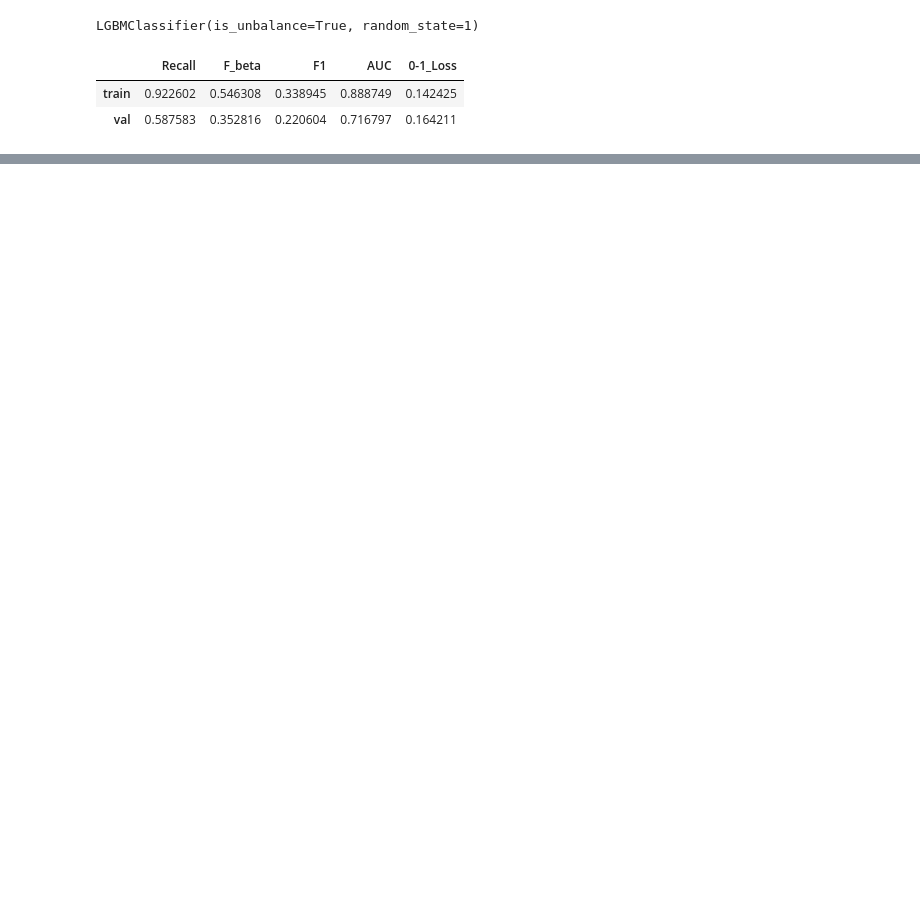
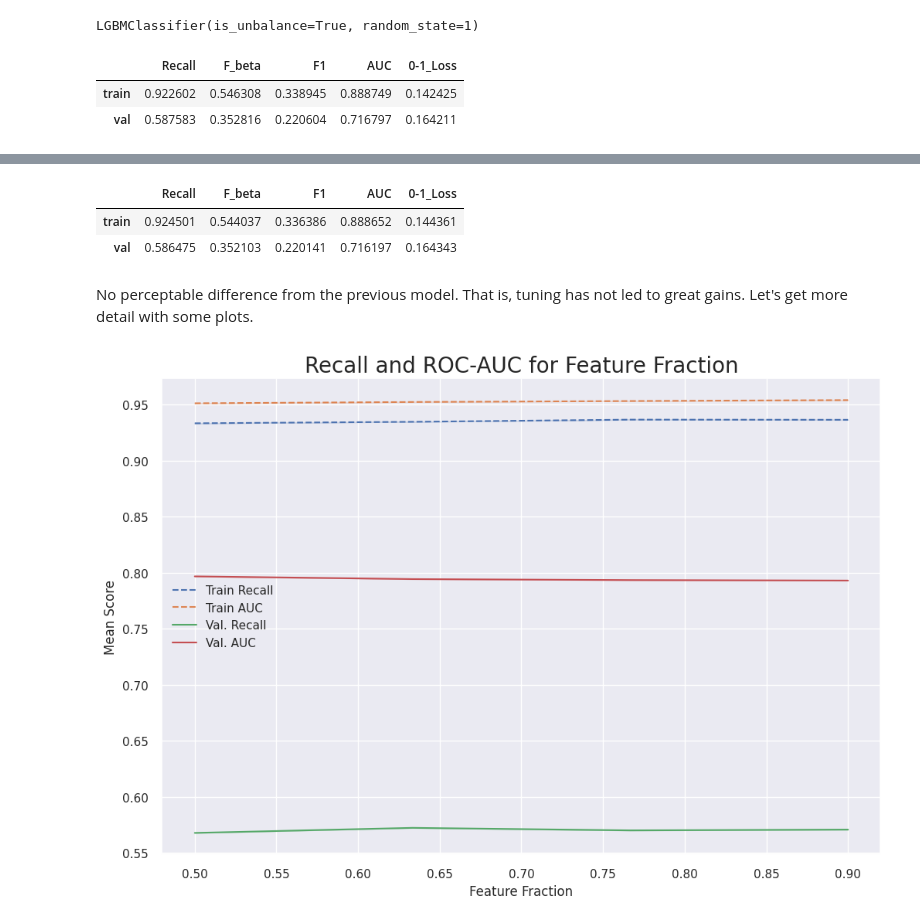
Before and after one commit to hhboorstein/ds_portfolio, a Jupyter notebook: Santander_Customer_Satisfaction.ipynb, the cells around one changed output, grey strips where cells are left out. Drawn from its saved outputs; the diff is of its cells as text; code cells hidden in the pictures; blank space fills up the shorter version.

```diff
--- a/Santander_Customer_Satisfaction.ipynb
+++ b/Santander_Customer_Satisfaction.ipynb
@@ -1563,0 +1736,51 @@ get_scores(lg1,output='pandas')
+# %%
+get_scores(lg1,output='pandas')
+# %% [output]
+|  | Recall | F_beta | F1 | AUC | 0-1_Loss |
+| train | 0.924501 | 0.544037 | 0.336386 | 0.888652 | 0.144361 |
+| val | 0.586475 | 0.352103 | 0.220141 | 0.716197 | 0.164343 |
+# %% [markdown]
+No perceptable difference from the previous model. That is, tuning has not led to great gains. Let's get more detail with some plots.
+# %%
+results=go.cv_results_
+
+plt.figure(figsize=(12,8))
+plt.title('Recall and ROC-AUC for Feature Fraction',fontsize=20)
+
+# recall train
+sns.lineplot(x=results['param_feature_fraction'],
+             y=results['mean_train_recall'],
+             errorbar=('ci',0),
+             label='Train Recall',
+             linestyle='--')
+
+
+# AUC train
+sns.lineplot(x=results['param_feature_fraction'],
+             y=results['mean_train_roc_auc'],
+             errorbar=('ci',0),
+             label='Train AUC',
+             linestyle='--')
+
+
+
+# recall val
+sns.lineplot(x=results['param_feature_fraction'],
+             y=results['mean_test_recall'],
+             errorbar=('ci',0),
+             label='Val. Recall')
+
+# AUC val
+sns.lineplot(x=results['param_feature_fraction'],
+             y=results['mean_test_roc_auc'],
+             errorbar=('ci',0),
+             label='Val. AUC')
+
+
+
+plt.xlabel('Feature Fraction')
+plt.ylabel('Mean Score')
+plt.legend(loc='best')
+plt.show()
+# %% [output]
+[figure, added]
```
Also changed, not shown: parts of 28 cells of this notebook.
